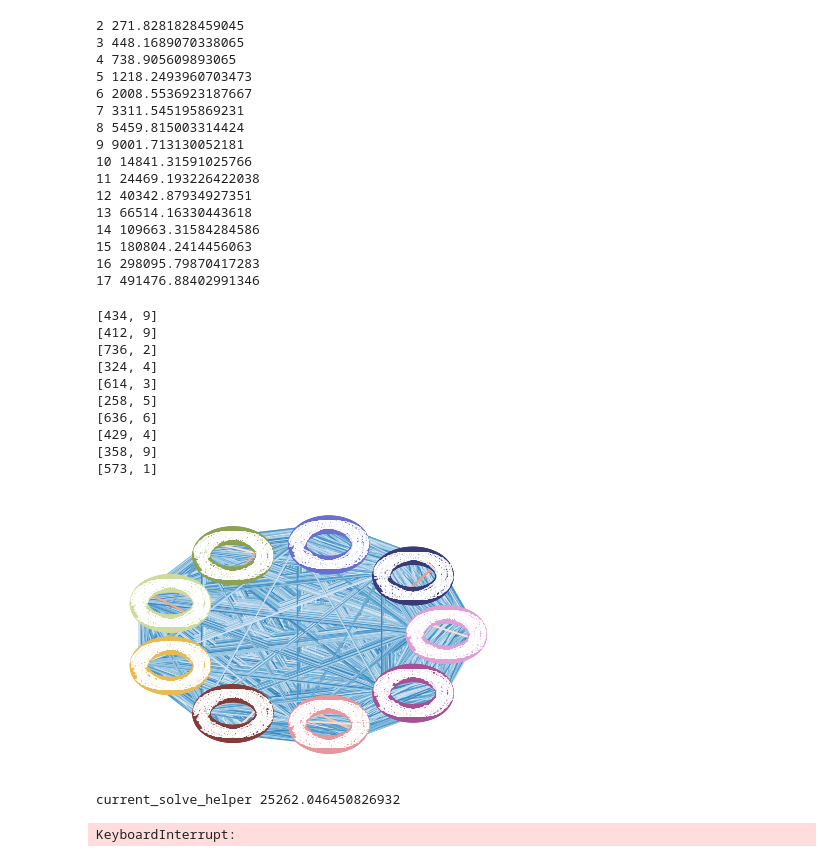
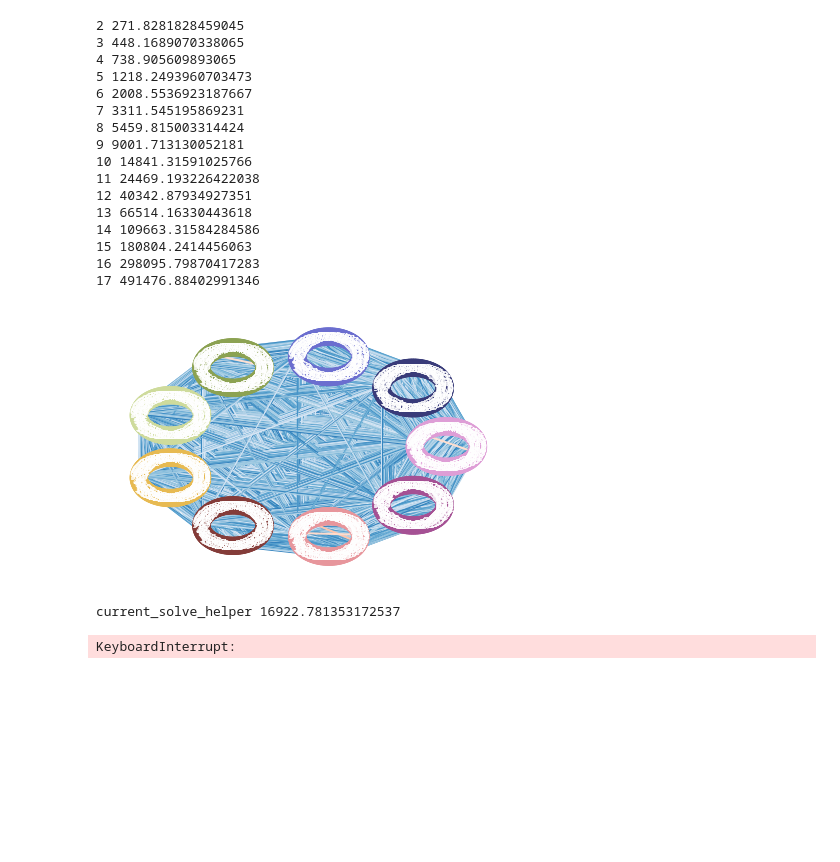
Before and after one commit to riensou/CS-170-Project-Fa22, a Jupyter notebook: main.ipynb, the cells around one changed output. Drawn from its saved outputs; the diff is of its cells as text; code cells hidden in the pictures; blank space fills up the shorter version.

```diff
--- a/main.ipynb
+++ b/main.ipynb
@@ -137,53 +137,43 @@ from greedy_algorithm import *
 input = 'inputs/large169.in'
 
 solvers = [current_solve(input)]
 
 for solver in solvers:
     G = read_input(input)
 
     k = solver(G)
 
     initial_score = score(G)
 
 
     bucket = Bucket_Structure(G.copy())
 
     total_gains = 0
 
-    for _ in range(100):
-        move = O5_operator(bucket)
+    # for _ in range(100):
+    #     move = O5_operator(bucket)
 
 
-        print(move)
+    #     print(move)
 
-        G.nodes[move[0]]['team'] = move[1]
+    #     G.nodes[move[0]]['team'] = move[1]
 
-        current_score = score(G)
-                #print("current - score", current_score - initial_score)
+    #     current_score = score(G)
+    #             #print("current - score", current_score - initial_score)
 
-                #bucket = Bucket_Structure(G)
-        bucket.update(move)
+    #             #bucket = Bucket_Structure(G)
+    #     bucket.update(move)
 
 
     current_score = score(G)
     #print(current_score - initial_score)
 
     validate_output(G)
     visualize(G)
     print(solver.__name__, score(G))
 # %% [output]
+[figure, new version]
-[434, 9]
-[412, 9]
-[736, 2]
-[324, 4]
-[614, 3]
-[258, 5]
-[636, 6]
-[429, 4]
-[358, 9]
-[573, 1]
+current_solve_helper 16922.781353172537
-[figure, old version]
-current_solve_helper 25262.046450826932
 # %%
 run(greedy_algorithm, 'inputs/large48.in', 'outputs/large48.out')
 # %% [output]
```
